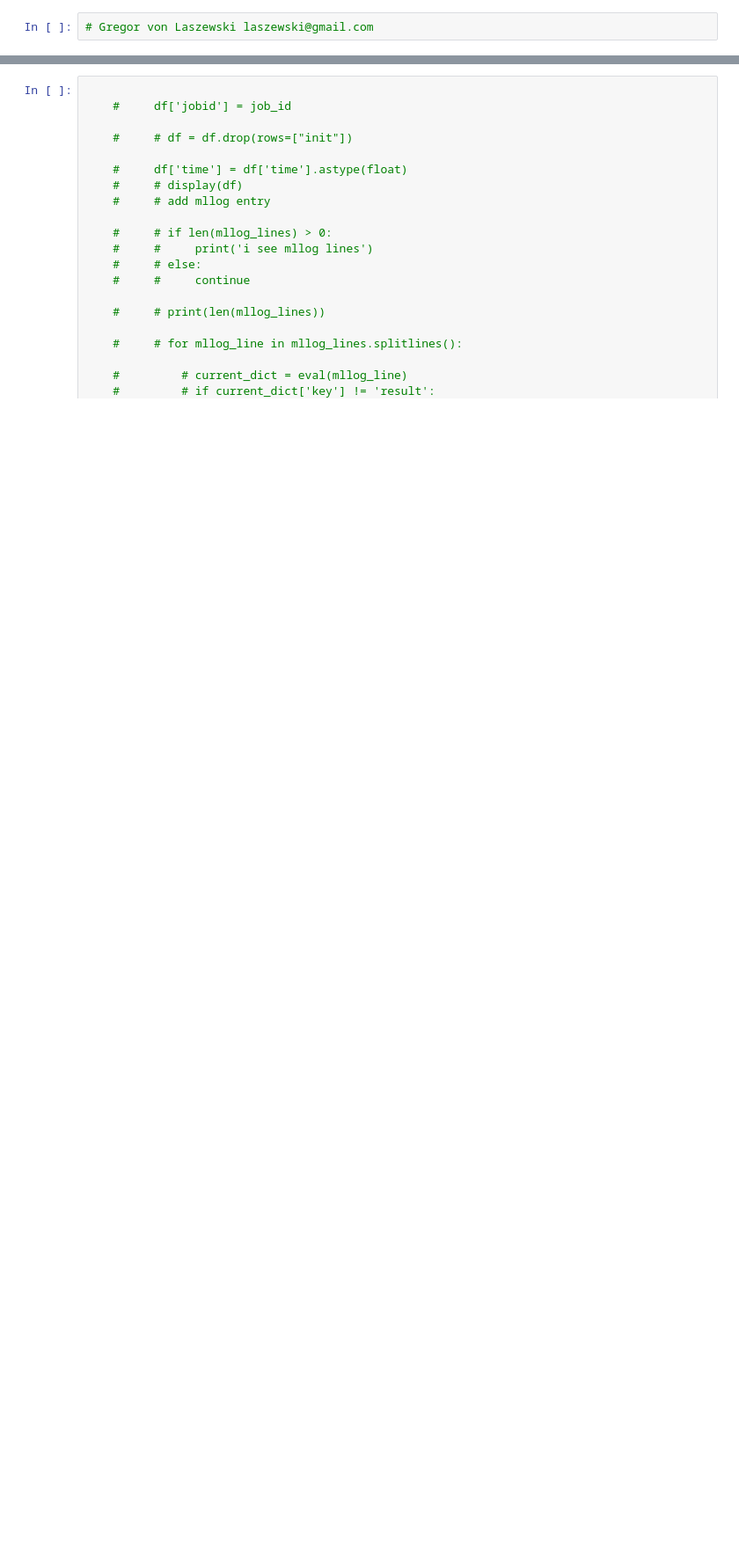
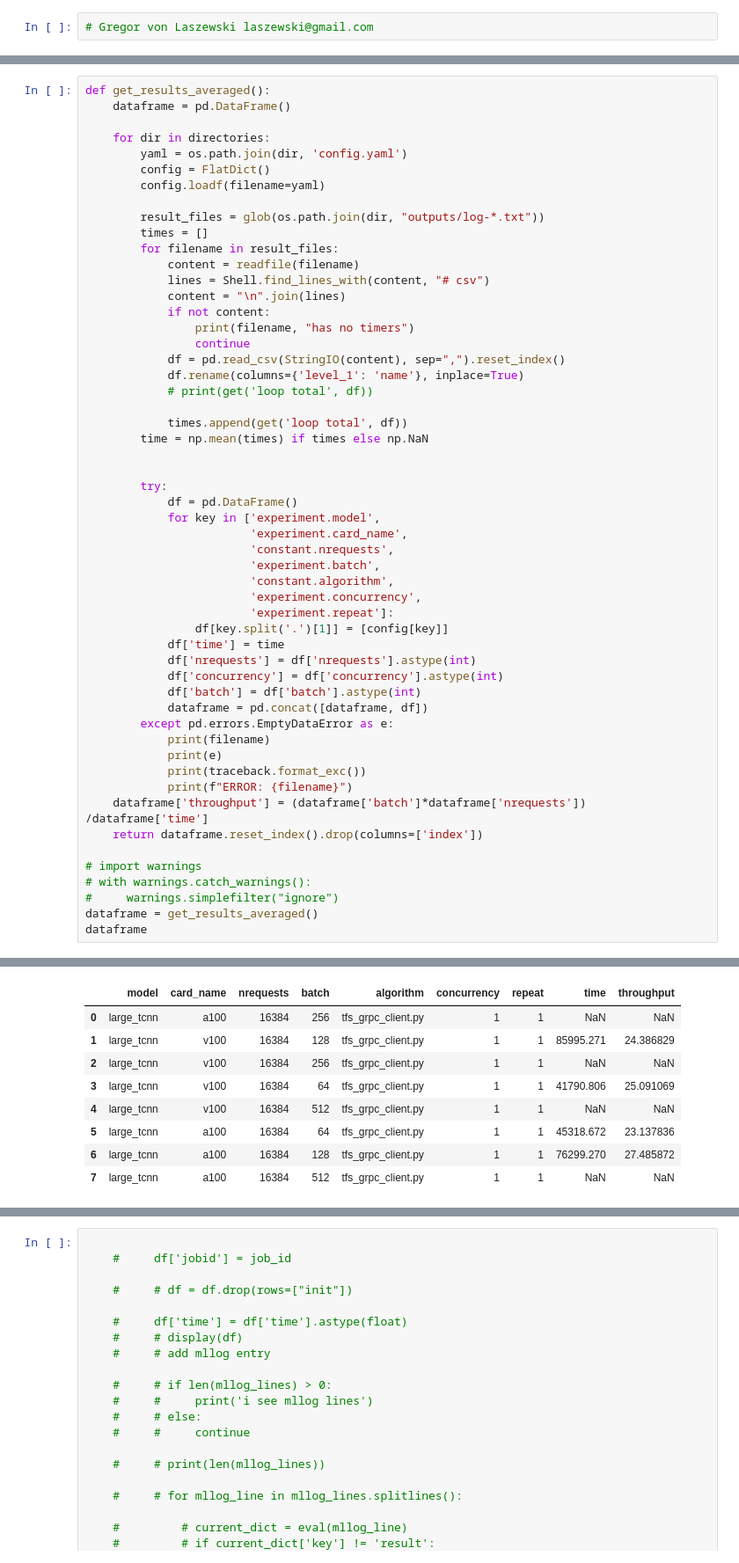
Before and after one commit to laszewsk/deprecated-osmi, a Jupyter notebook: target/rivanna/analysis/analysis-simple.ipynb, the cells around one changed output, grey strips where cells are left out. Shown at 88% size. Saved outputs shown, nothing was run; the diff lists cells and outputs as text; blank space fills up the shorter version.

```diff
--- a/target/rivanna/analysis/analysis-simple.ipynb
+++ b/target/rivanna/analysis/analysis-simple.ipynb
@@ -93,0 +129,55 @@ dataframe
+# %%
+def get_results_averaged():
+    dataframe = pd.DataFrame()
+
+    for dir in directories:
+        yaml = os.path.join(dir, 'config.yaml')
+        config = FlatDict()
+        config.loadf(filename=yaml)
+
+        result_files = glob(os.path.join(dir, "outputs/log-*.txt"))
+        times = []
+        for filename in result_files:
+            content = readfile(filename)
+            lines = Shell.find_lines_with(content, "# csv")
+            content = "\n".join(lines)
+            if not content:
+                print(filename, "has no timers")
+                continue
+            df = pd.read_csv(StringIO(content), sep=",").reset_index()
+            df.rename(columns={'level_1': 'name'}, inplace=True)
+            # print(get('loop total', df))
+
+            times.append(get('loop total', df))
+        time = np.mean(times) if times else np.NaN
+
+
+        try:
+            df = pd.DataFrame()
+            for key in ['experiment.model',
+                        'experiment.card_name',
+                        'constant.nrequests',
+                        'experiment.batch',
+                        'constant.algorithm',
+                        'experiment.concurrency',
+                        'experiment.repeat']:
+                df[key.split('.')[1]] = [config[key]]
+            df['time'] = time
+            df['nrequests'] = df['nrequests'].astype(int)
+            df['concurrency'] = df['concurrency'].astype(int)
+            df['batch'] = df['batch'].astype(int)
+            dataframe = pd.concat([dataframe, df])
+        except pd.errors.EmptyDataError as e:
+            print(filename)
+            print(e)
+            print(traceback.format_exc())
+            print(f"ERROR: {filename}")
+    dataframe['throughput'] = (dataframe['batch']*dataframe['nrequests']) /dataframe['time']
+    return dataframe.reset_index().drop(columns=['index'])
+
+# import warnings
+# with warnings.catch_warnings():
+#     warnings.simplefilter("ignore")
+dataframe = get_results_averaged()
+dataframe
+# %% [output]
@@ -93,0 +192,9 @@ dataframe
+|  | model | card_name | nrequests | batch | algorithm | concurrency | repeat | time | throughput |
+| 0 | large_tcnn | a100 | 16384 | 256 | tfs_grpc_client.py | 1 | 1 | NaN | NaN |
+| 1 | large_tcnn | v100 | 16384 | 128 | tfs_grpc_client.py | 1 | 1 | 85995.271 | 24.386829 |
+| 2 | large_tcnn | v100 | 16384 | 256 | tfs_grpc_client.py | 1 | 1 | NaN | NaN |
+| 3 | large_tcnn | v100 | 16384 | 64 | tfs_grpc_client.py | 1 | 1 | 41790.806 | 25.091069 |
+| 4 | large_tcnn | v100 | 16384 | 512 | tfs_grpc_client.py | 1 | 1 | NaN | NaN |
+| 5 | large_tcnn | a100 | 16384 | 64 | tfs_grpc_client.py | 1 | 1 | 45318.672 | 23.137836 |
+| 6 | large_tcnn | a100 | 16384 | 128 | tfs_grpc_client.py | 1 | 1 | 76299.270 | 27.485872 |
+| 7 | large_tcnn | a100 | 16384 | 512 | tfs_grpc_client.py | 1 | 1 | NaN | NaN |
```
Also changed, not shown: parts of 14 cells of this notebook, 2 other files.
